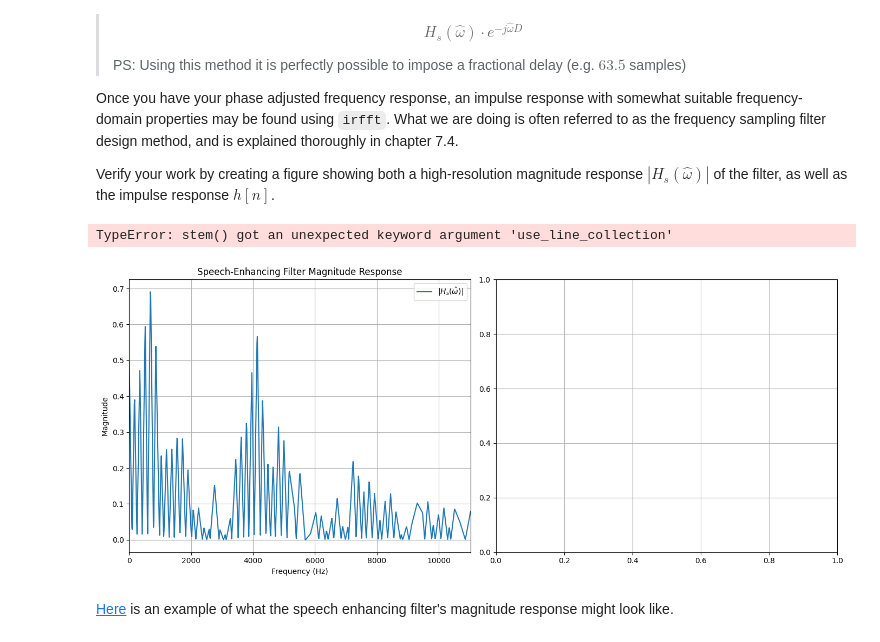
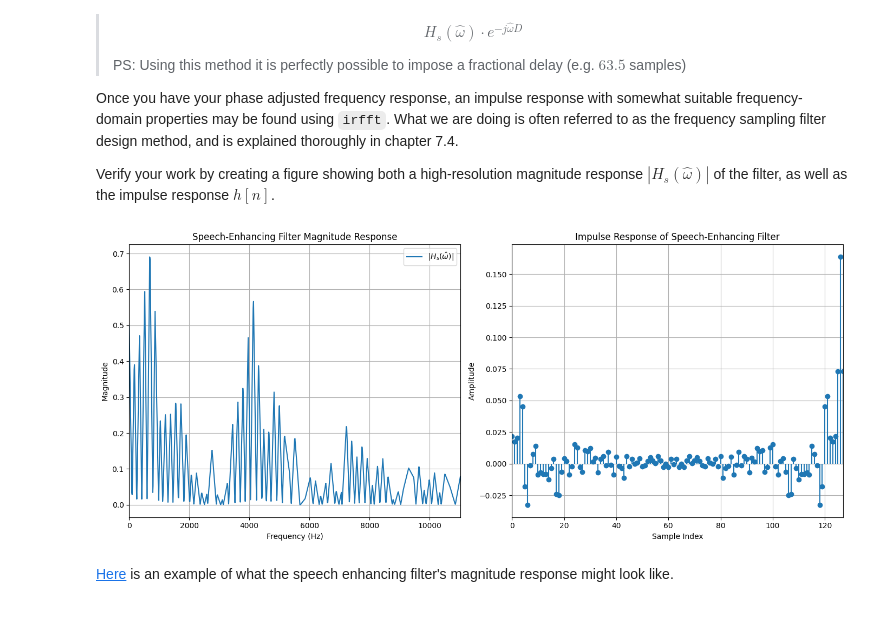
Before and after one commit to AndreFug/AIS2201, a Jupyter notebook: Exercise_9/4_Speech_filtering.ipynb, the cells around one changed output. Saved outputs shown, nothing was run; the diff lists cells and outputs as text; code cells hidden in the pictures.

```diff
--- a/Exercise_9/4_Speech_filtering.ipynb
+++ b/Exercise_9/4_Speech_filtering.ipynb
@@ -60,8 +60,8 @@ Study the audio envelope in the above figure. Use slicing to select one signal s
 fs, data = wavfile.read("speech_w_noise.wav")
 xn = data/max(abs(data))
 
-noise_segment = xn[int(fs*0.0):int(fs*0.5)]
-speach_segment = xn[int(fs*1.0):int(fs*2.0)]
+noise_segment = xn[int(fs*0.0):int(fs*5.0)]
+speach_segment = xn[int(fs*0.75):int(fs*4.5)]
 # %% [markdown]
 ## b)
 Choose a number of filter taps which you think sounds promising (e.g. $M=128$), and use function [welch](https://docs.scipy.org/doc/scipy/reference/generated/scipy.signal.welch.html) to estimate the power spectral density `S_xx` and `S_vv` of both segments from part **a)** with resolution $M$ (`nfft=M`). Then, calculate the frequency response $H_v(\hat{\omega})=\frac{S_{vv}(\hat{\omega})}{S_{xx}(\hat{\omega})}$ and show the magnitude response curve in a plot.
@@ -101,45 +100,35 @@ Verify your work by creating a figure showing both a high-resolution magnitude r
 # %%
 # WRITE YOUR CODE IN THIS CELL:
 H_s = 1 - H_v
-
 D = (M - 1) // 2
-
 omega = 2 * np.pi * f_noise / fs
-
 phase_shift = np.exp(-1j * omega * D)
-
 H_s_adjusted = H_s * phase_shift
-
 h = np.fft.irfft(H_s_adjusted, n=M)
-
 h = np.roll(h, D)
-
 f_high_res = np.linspace(0, fs/2, 1000)
-
 H_s_high_res = np.interp(f_high_res, f_noise, H_s_adjusted)
 
 plt.figure(figsize=(14, 6))
-
 plt.subplot(1, 2, 1)
 plt.plot(f_high_res, np.abs(H_s_high_res), label='$|H_s(\\hat{\\omega})|$')
 plt.title('Speech-Enhancing Filter Magnitude Response')
 plt.xlabel('Frequency (Hz)')
 plt.ylabel('Magnitude')
 plt.grid(True)
 plt.legend()
 
 plt.subplot(1, 2, 2)
-plt.stem(np.arange(len(h)), h, basefmt=" ", use_line_collection=True)
+plt.stem(np.arange(len(h)), h, basefmt=" ")
 plt.title('Impulse Response of Speech-Enhancing Filter')
 plt.xlabel('Sample Index')
 plt.ylabel('Amplitude')
 plt.grid(True)
 
 plt.tight_layout()
 plt.show()
 # %% [output]
-TypeError: stem() got an unexpected keyword argument 'use_line_collection'
-[figure, old version]
+[figure, new version]
 # %% [markdown]
 [Here](figures/task4c_lf.png) is an example of what the speech enhancing filter's magnitude response might look like.
 # %% [markdown]
```
Also changed, not shown: parts of 1 cell of this notebook, 9 other files.
